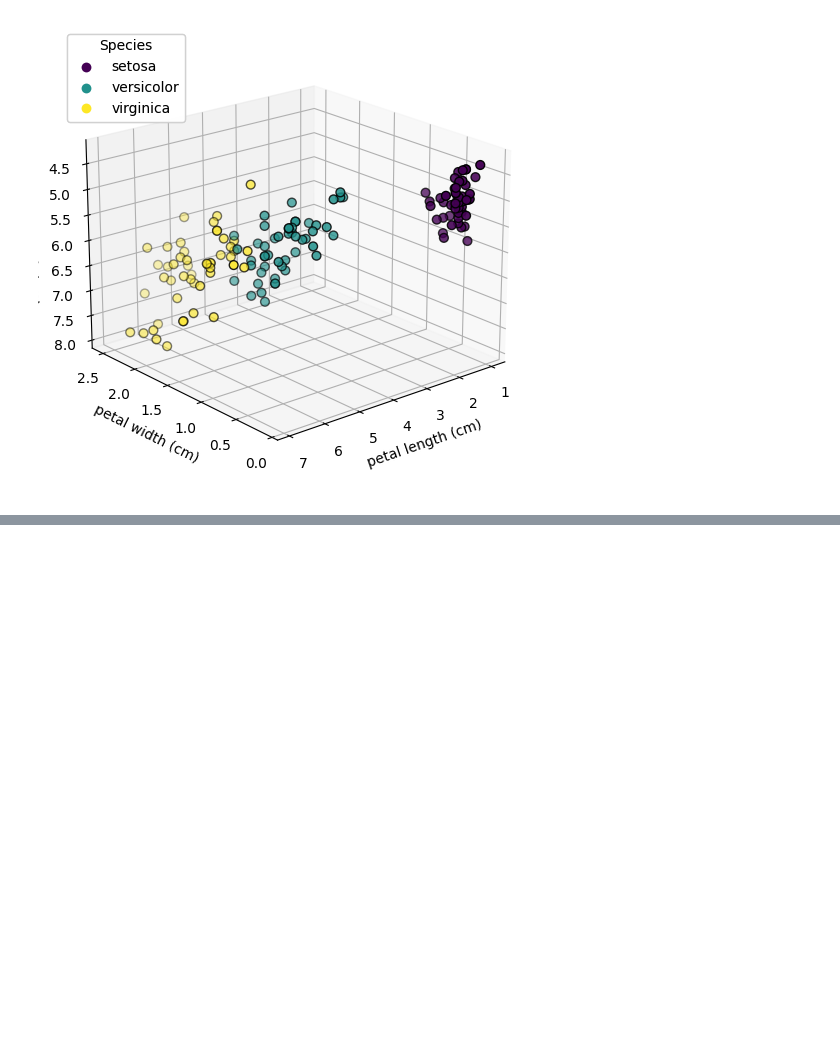
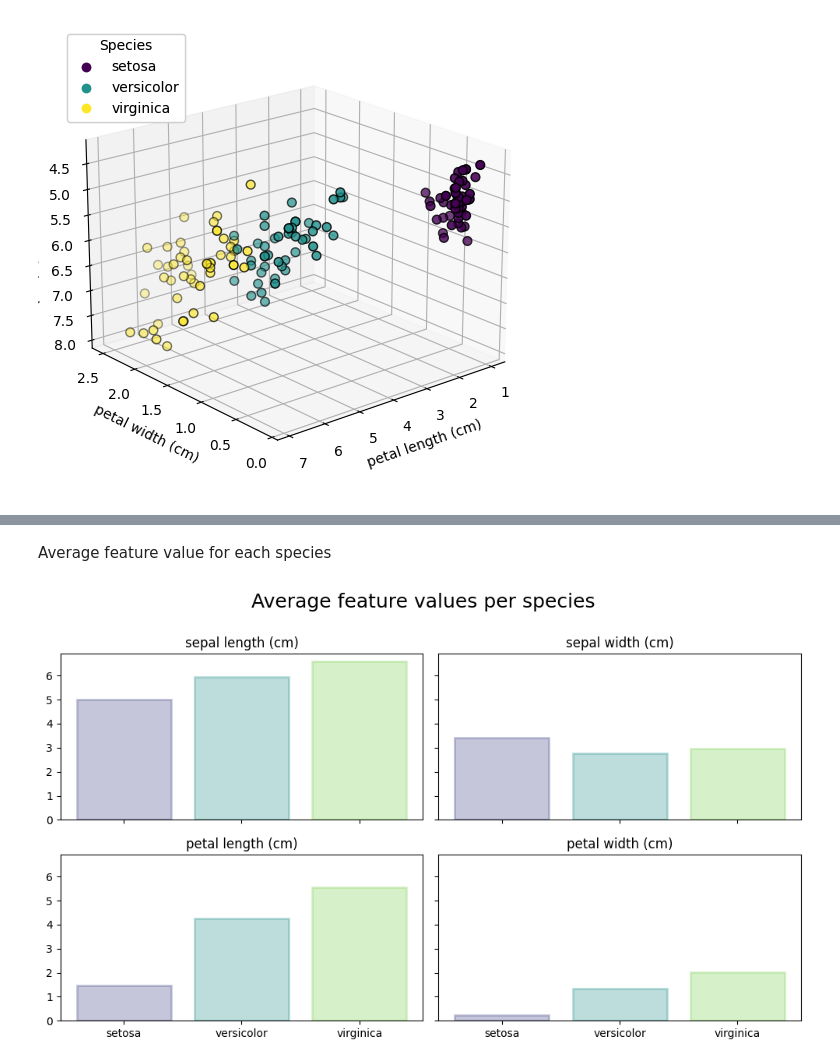
Before and after one commit to dimiporf/Contemporary-Approach-on-Programming-Lanuages---Scripts-for-University-of-Derby--Thesis-2023, a Jupyter notebook: datavis_100567030.ipynb, the cells around one changed output, grey strips where cells are left out. Drawn from its saved outputs; the diff is of its cells as text; code cells hidden in the pictures; blank space fills up the shorter version.

```diff
--- a/datavis_100567030.ipynb
+++ b/datavis_100567030.ipynb
@@ -186,0 +223,26 @@ plt.show()
+# %% [markdown]
+Average feature value for each species
+# %%
+setosa_means = iris_x[setosa].mean(axis=0)
+virginica_means = iris_x[virginica].mean(axis=0)
+versicolor_means = iris_x[versicolor].mean(axis=0)
+# %%
+cmap = plt.cm.viridis
+color = [cmap(0.2), cmap(0.5), cmap(0.8)]
+# %%
+fig, axes = plt.subplots(2,2, sharex=True, sharey=True, figsize=(10,6))
+
+# Plot the bar charts for each feature
+for i, lab in enumerate(iris_x_labels):
+    ax = axes[int(i/2), i%2]
+    ax.bar([0, 1, 2], [setosa_means[i], versicolor_means[i], virginica_means[i]], color=color, alpha =0.3, edgecolor =color, linewidth= 2)
+    ax.set_title(lab)
+    ax.set_xticks([0,1,2])
+    ax.set_xticklabels(iris_y_labels)
+
+fig.suptitle('Average feature values per species', size=18)
+plt.tight_layout()
+fig.subplots_adjust(top=0.85)
+plt.show()
+# %% [output]
+[figure, added]
```
Also changed, not shown: parts of 4 cells of this notebook.
